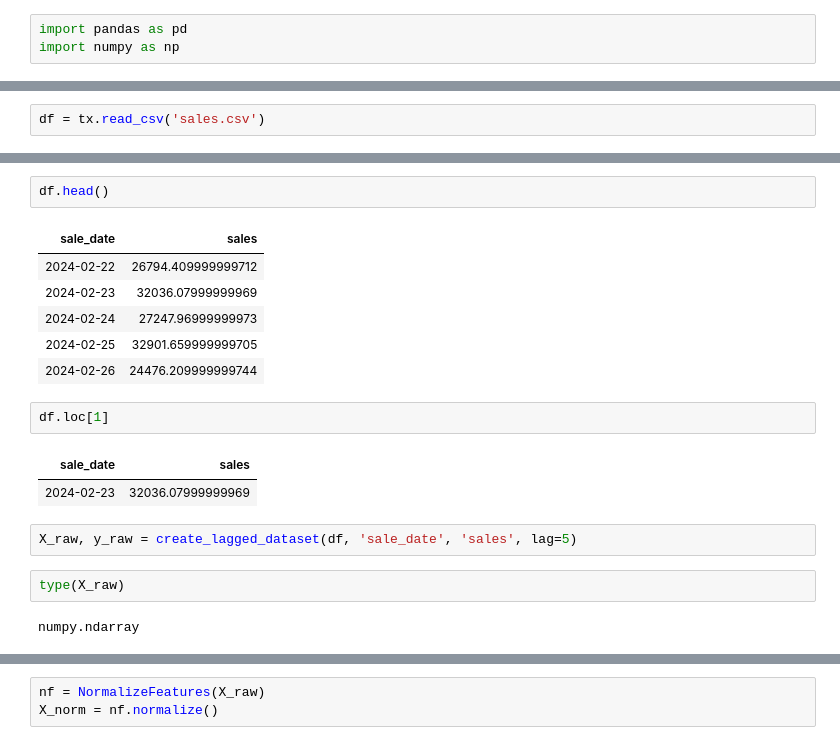
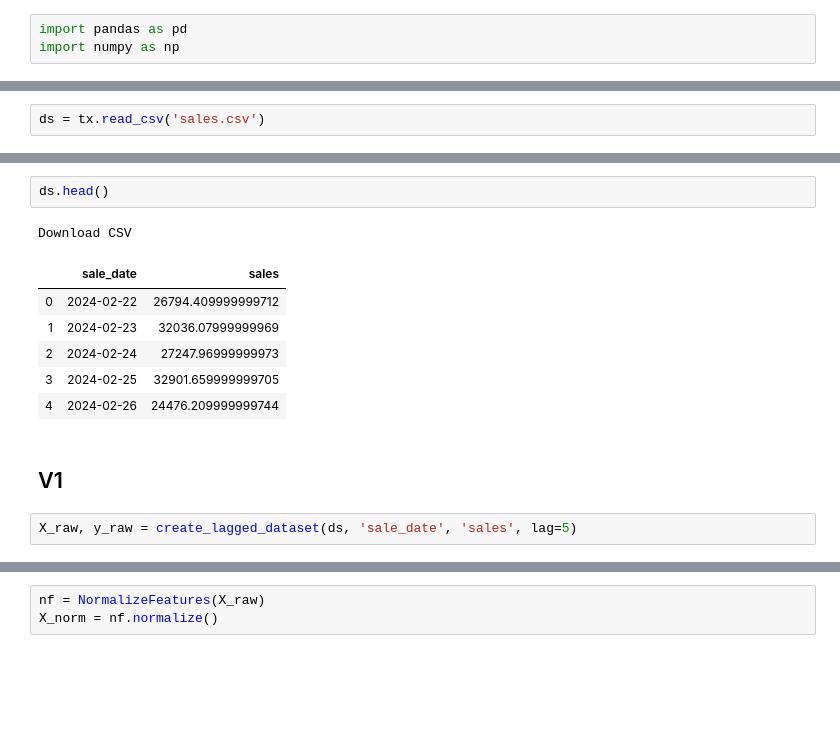
Before and after one commit to C5m7b4/Araxia, a Jupyter notebook: examples/example.ipynb, the cells around one changed output, grey strips where cells are left out. Drawn from its saved outputs; the diff is of its cells as text; blank space fills up the shorter version.

```diff
--- a/examples/example.ipynb
+++ b/examples/example.ipynb
@@ -11,3 +12,3 @@ from atrax import Atrax as tx
 # %%
-df = tx.read_csv('sales.csv')
+ds = tx.read_csv('sales.csv')
 # %%
@@ -15,20 +24,14 @@ df = tx.read_csv('sales.csv')
 # %%
-df.head()
+ds.head()
 # %% [output]
+Download CSV
-| sale_date | sales |
-| 2024-02-22 | 26794.409999999712 |
-| 2024-02-23 | 32036.07999999969 |
-| 2024-02-24 | 27247.96999999973 |
-| 2024-02-25 | 32901.659999999705 |
-| 2024-02-26 | 24476.209999999744 |
+|  | sale_date | sales |
+| 0 | 2024-02-22 | 26794.409999999712 |
+| 1 | 2024-02-23 | 32036.07999999969 |
+| 2 | 2024-02-24 | 27247.96999999973 |
+| 3 | 2024-02-25 | 32901.659999999705 |
+| 4 | 2024-02-26 | 24476.209999999744 |
-# %%
-df.loc[1]
-# %% [output]
-| sale_date | sales |
-| 2024-02-23 | 32036.07999999969 |
+# %% [markdown]
+## V1
 # %%
-X_raw, y_raw = create_lagged_dataset(df, 'sale_date', 'sales', lag=5)
+X_raw, y_raw = create_lagged_dataset(ds, 'sale_date', 'sales', lag=5)
-# %%
-type(X_raw)
-# %% [output]
-numpy.ndarray
```
Also changed, not shown: parts of 46 cells of this notebook, 8 other files.
